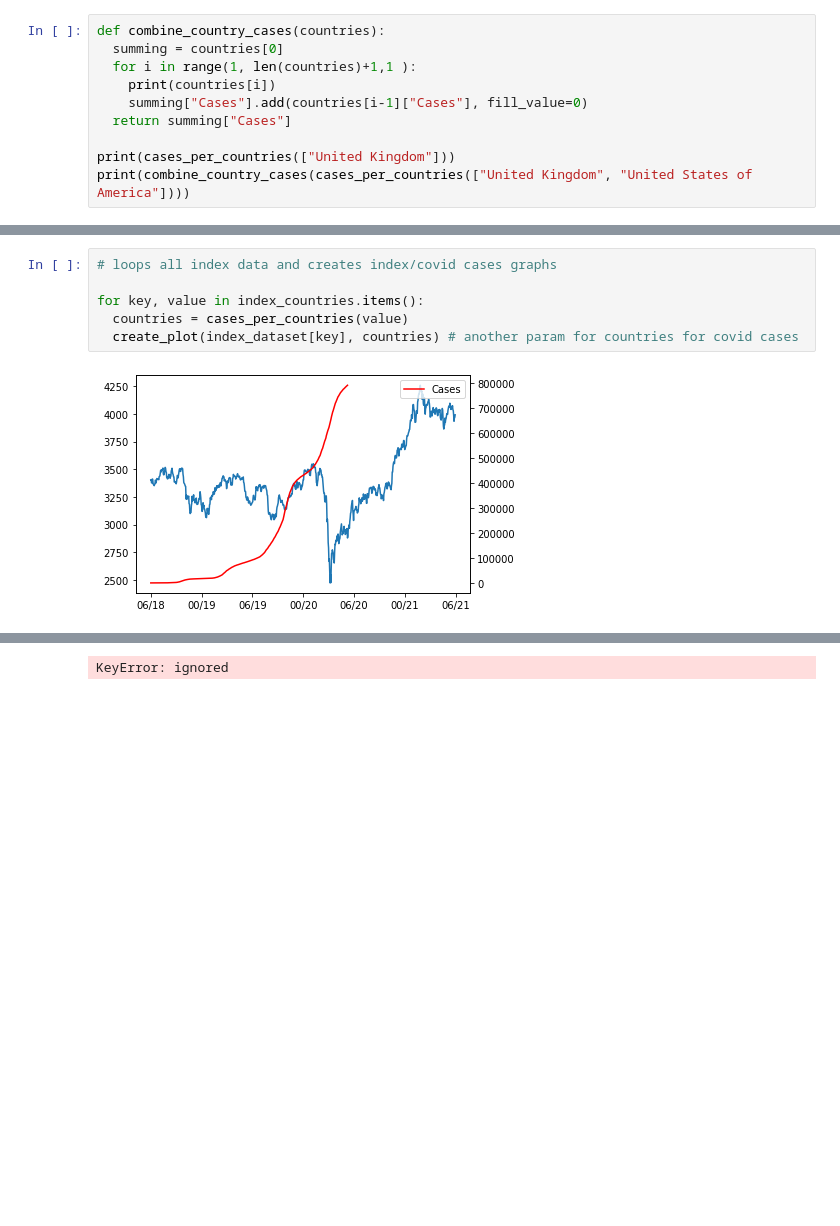
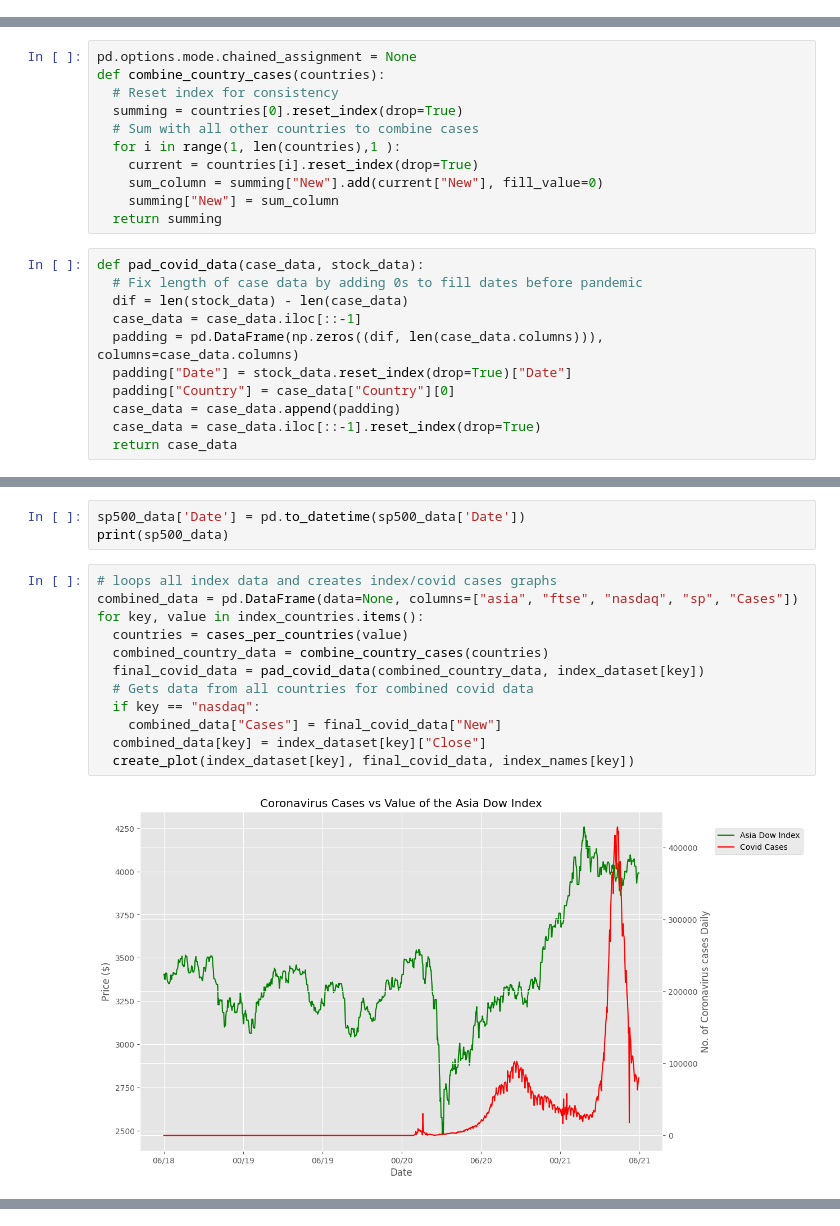
Before and after one commit to Zumbergz/Team2Project, a Jupyter notebook: GMITTeam2.ipynb, the cells around one changed output, grey strips where cells are left out. Cells and saved outputs as stored; diff of their text form; blank space fills up the shorter version.

```diff
--- a/GMITTeam2.ipynb
+++ b/GMITTeam2.ipynb
@@ -109,10 +86,0 @@ create_plot(ftse_data, cases_per_countries(["United Kingdom"]))
-# %%
-def combine_country_cases(countries):
-  summing = countries[0]
-  for i in range(1, len(countries)+1,1 ):
-    print(countries[i])
-    summing["Cases"].add(countries[i-1]["Cases"], fill_value=0)
-  return summing["Cases"]
-
-print(cases_per_countries(["United Kingdom"]))
-print(combine_country_cases(cases_per_countries(["United Kingdom", "United States of America"])))
@@ -137,0 +87,22 @@ IndexError: ignored
+# %%
+pd.options.mode.chained_assignment = None
+def combine_country_cases(countries):
+  # Reset index for consistency
+  summing = countries[0].reset_index(drop=True)
+  # Sum with all other countries to combine cases
+  for i in range(1, len(countries),1 ):
+    current = countries[i].reset_index(drop=True)
+    sum_column = summing["New"].add(current["New"], fill_value=0)
+    summing["New"] = sum_column
+  return summing
+# %%
+def pad_covid_data(case_data, stock_data):
+  # Fix length of case data by adding 0s to fill dates before pandemic
+  dif = len(stock_data) - len(case_data)
+  case_data = case_data.iloc[::-1]
+  padding = pd.DataFrame(np.zeros((dif, len(case_data.columns))), columns=case_data.columns)
+  padding["Date"] = stock_data.reset_index(drop=True)["Date"]
+  padding["Country"] = case_data["Country"][0]
+  case_data = case_data.append(padding)
+  case_data = case_data.iloc[::-1].reset_index(drop=True)
+  return case_data
@@ -138,8 +216,17 @@ IndexError: ignored
+# %%
+sp500_data['Date'] = pd.to_datetime(sp500_data['Date'])
+print(sp500_data)
 # %%
 # loops all index data and creates index/covid cases graphs
-
+combined_data = pd.DataFrame(data=None, columns=["asia", "ftse", "nasdaq", "sp", "Cases"])
 for key, value in index_countries.items():
   countries = cases_per_countries(value)
-  create_plot(index_dataset[key], countries) # another param for countries for covid cases
+  combined_country_data = combine_country_cases(countries)
+  final_covid_data = pad_covid_data(combined_country_data, index_dataset[key])
+  # Gets data from all countries for combined covid data
+  if key == "nasdaq":
+    combined_data["Cases"] = final_covid_data["New"]
+  combined_data[key] = index_dataset[key]["Close"]
+  create_plot(index_dataset[key], final_covid_data, index_names[key])
 # %% [output]
-[figure, old version]
+[figure, new version]
@@ -147 +233,0 @@ for key, value in index_countries.items():
-KeyError: ignored
```
Also changed, not shown: parts of 27 cells of this notebook.
